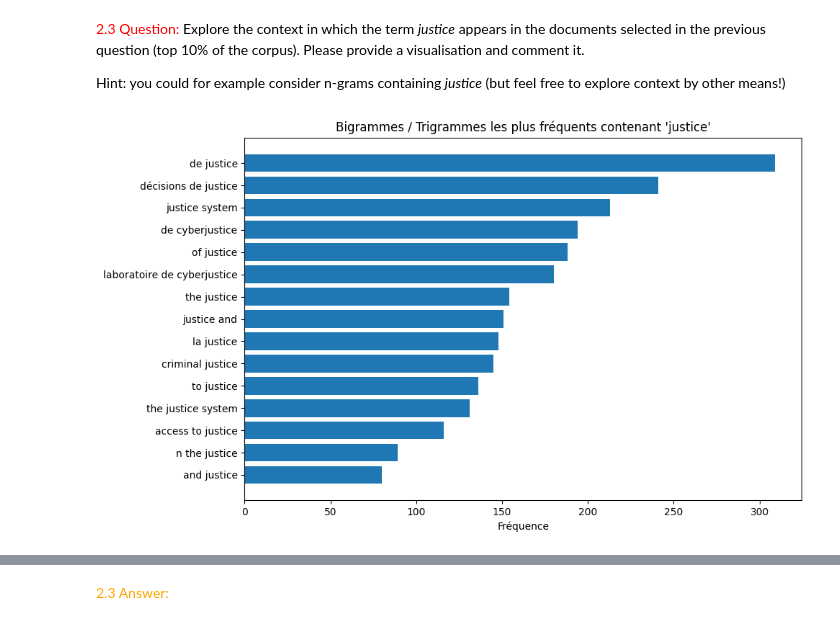
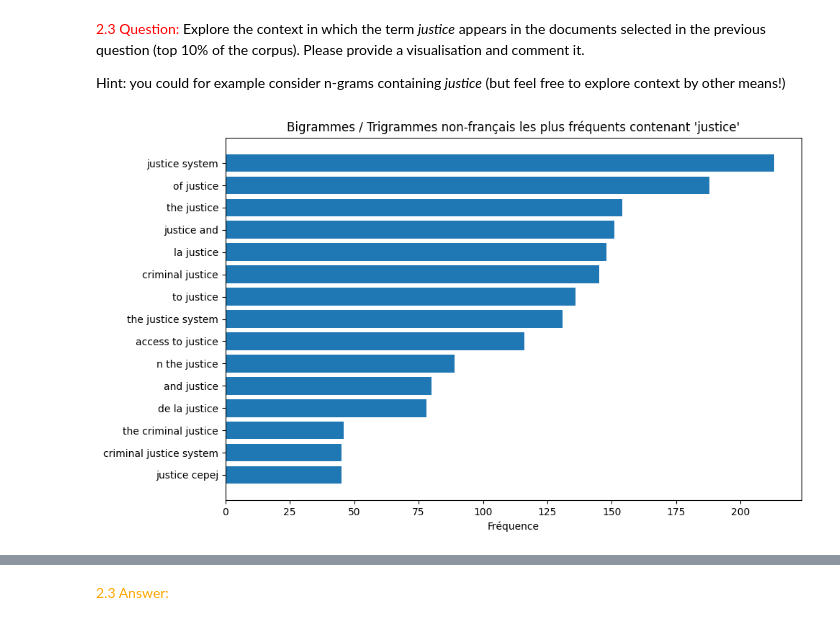
Before and after one commit to Durantoine/chai-justice, a Jupyter notebook: chai-justice.ipynb, the cells around one changed output, grey strips where cells are left out. Saved outputs shown, nothing was run; the diff lists cells and outputs as text; code cells hidden in the pictures.

```diff
--- a/chai-justice.ipynb
+++ b/chai-justice.ipynb
@@ -246,47 +244,57 @@ import os
 import re
 from collections import Counter
 import matplotlib.pyplot as plt
+from langdetect import detect, DetectorFactory
+
+# Pour rendre la détection reproductible
+DetectorFactory.seed = 0
 
 TXTS_DIR = "./data/txts"
 
 def extract_ngrams(words, n=2):
     """Construit tous les n-grammes d'une liste de mots"""
     return [" ".join(words[i:i+n]) for i in range(len(words)-n+1)]
+
+def is_not_french(text):
+    """Retourne True si le texte n'est PAS en français"""
+    try:
+        return detect(text) != "fr"
+    except:
+        # Si la détection échoue (trop court, caractères spéciaux, etc.)
+        return False
 
 ngrams_counter = Counter()
 
 # Parcourir les fichiers du top 10%
 for fname in df_top["document"]:
     path = os.path.join(TXTS_DIR, fname)
     with open(path, "r", encoding="utf-8", errors="ignore") as f:
         text = f.read().lower()
         words = re.findall(r"\w+", text)
 
         # bigrammes et trigrammes
         bigrams = extract_ngrams(words, 2)
         trigrams = extract_ngrams(words, 3)
 
         # garder uniquement ceux qui contiennent "justice"
         for bg in bigrams:
-            if "justice" in bg:
+            if "justice" in bg and is_not_french(bg):
                 ngrams_counter[bg] += 1
         for tg in trigrams:
-            if "justice" in tg:
+            if "justice" in tg and is_not_french(tg):
                 ngrams_counter[tg] += 1
 
 # Sélection des 15 n-grams les plus fréquents
 top_ngrams = ngrams_counter.most_common(15)
 
 # Visualisation en bar chart
 labels, values = zip(*top_ngrams)
 plt.figure(figsize=(10,6))
 plt.barh(labels, values)
-plt.title("Bigrammes / Trigrammes les plus fréquents contenant 'justice'")
+plt.title("Bigrammes / Trigrammes non-français les plus fréquents contenant 'justice'")
 plt.xlabel("Fréquence")
 plt.gca().invert_yaxis()
 plt.tight_layout()
 plt.show()
-
-#RAJOUTER FILTRAGE LANGUE ------------------------------------------------------
 # %% [output]
-[figure, old version]
+[figure, new version]
```
Also changed, not shown: parts of 8 cells of this notebook, 1 other file.
